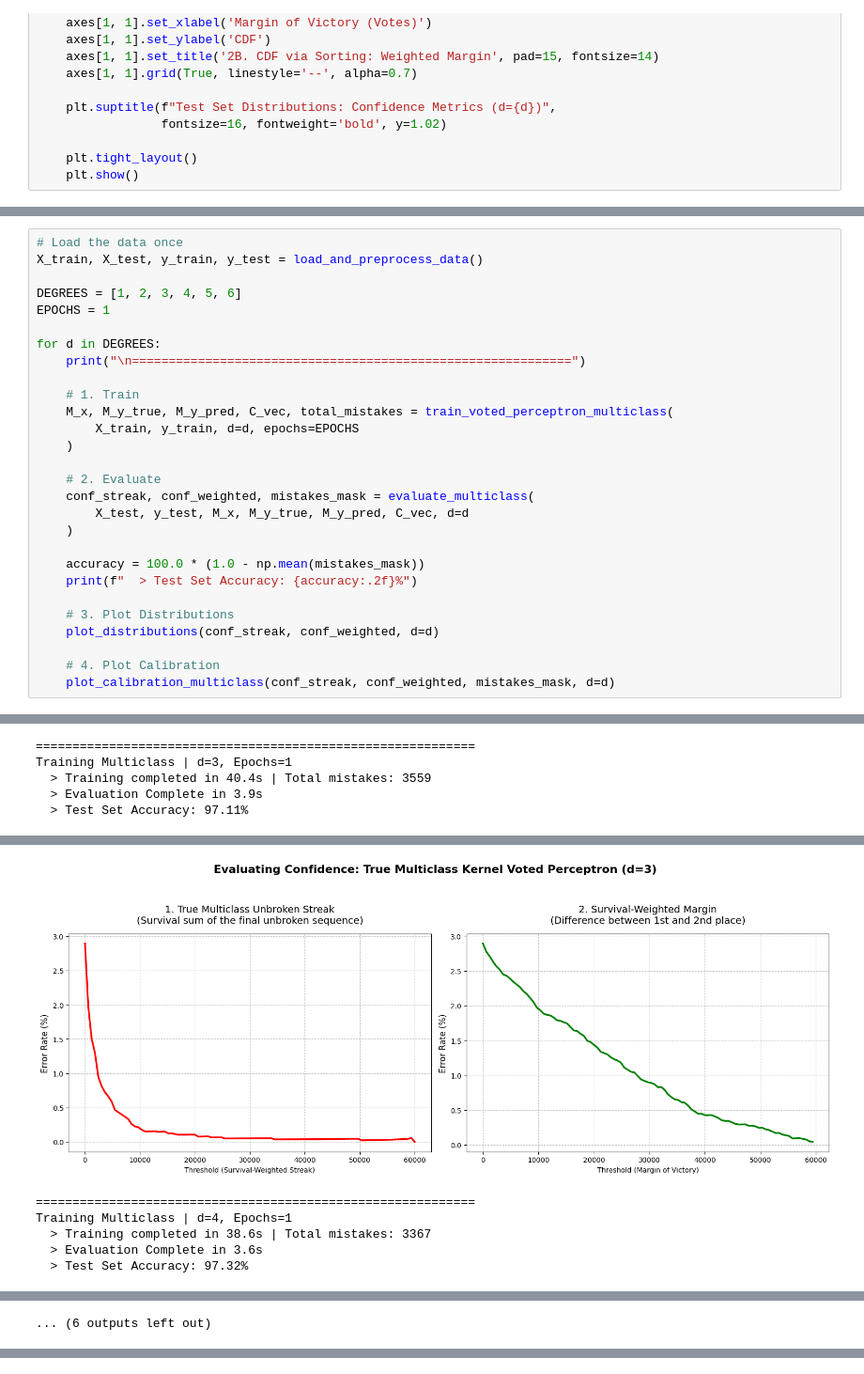
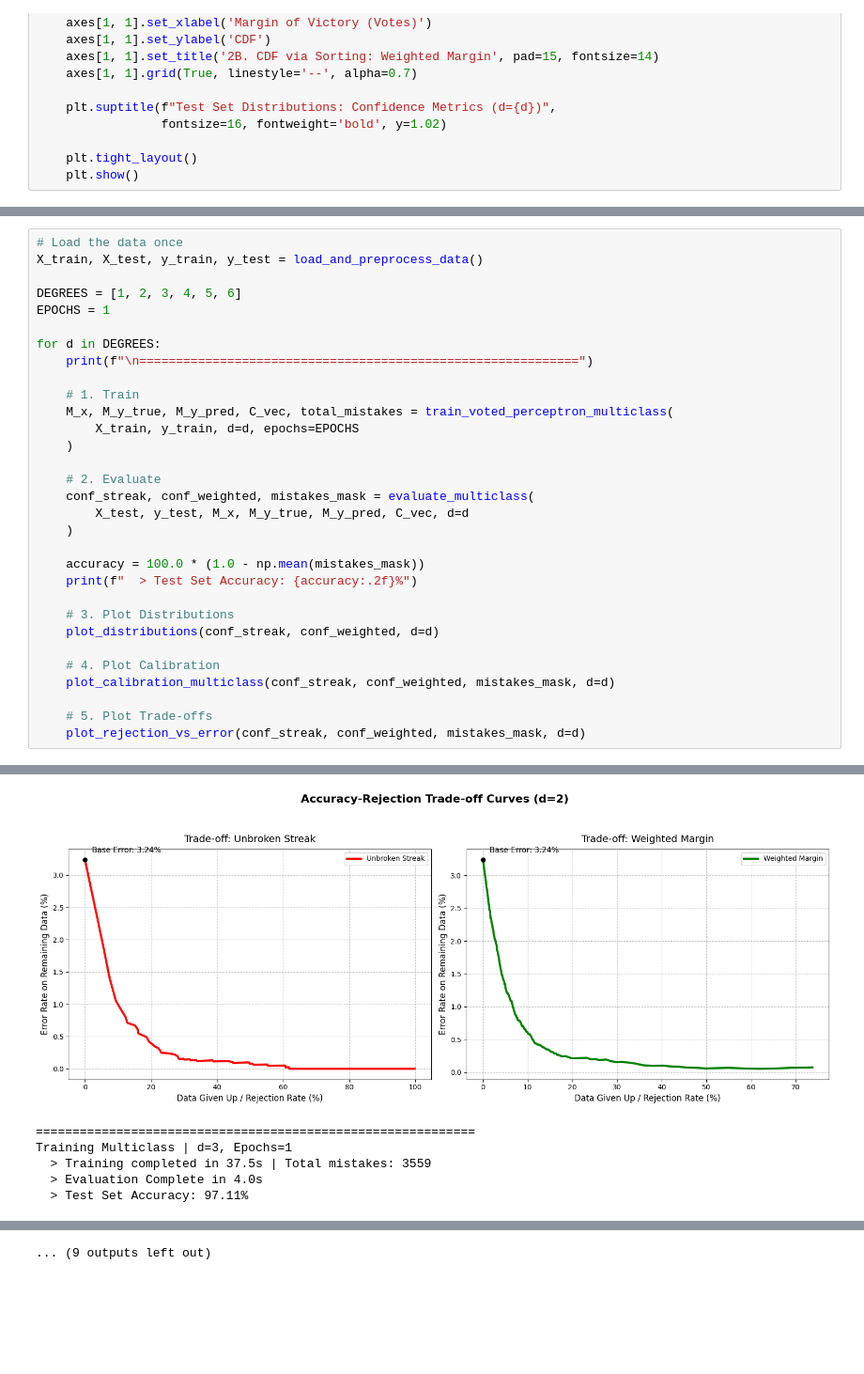
Before and after one commit to MerlinHelp/voted-perceptron, a Jupyter notebook: notebooks/multiclass-voted-perceptron.ipynb, the cells around one changed output, grey strips where cells are left out. Shown at 94% size. Cells and saved outputs as stored; diff of their text form; blank space fills up the shorter version.

Commit message:
add rejection_vs_error plot

```diff
--- a/notebooks/multiclass-voted-perceptron.ipynb
+++ b/notebooks/multiclass-voted-perceptron.ipynb
@@ -255,7 +303,7 @@ DEGREES = [1, 2, 3, 4, 5, 6]
 EPOCHS = 1
 
 for d in DEGREES:
-    print("\n============================================================")
+    print(f"\n============================================================")
 
     # 1. Train
     M_x, M_y_true, M_y_pred, C_vec, total_mistakes = train_voted_perceptron_multiclass(
@@ -275,6 +323,9 @@ for d in DEGREES:
 
     # 4. Plot Calibration
     plot_calibration_multiclass(conf_streak, conf_weighted, mistakes_mask, d=d)
+
+    # 5. Plot Trade-offs
+    plot_rejection_vs_error(conf_streak, conf_weighted, mistakes_mask, d=d)
 # %% [output]
 Fetching MNIST dataset
 Data loaded: X_train shape: (60000, 784), X_test shape: (10000, 784)
@@ -296,5 +346,0 @@ Training Multiclass | d=2, Epochs=1
-============================================================
-Training Multiclass | d=3, Epochs=1
-  > Training completed in 40.4s | Total mistakes: 3559
-  > Evaluation Complete in 3.9s
-  > Test Set Accuracy: 97.11%
@@ -302,6 +348,6 @@ Training Multiclass | d=3, Epochs=1
-[figure, old version]
+[figure, new version]
-============================================================
-Training Multiclass | d=4, Epochs=1
-  > Training completed in 38.6s | Total mistakes: 3367
-  > Evaluation Complete in 3.6s
-  > Test Set Accuracy: 97.32%
+============================================================
+Training Multiclass | d=3, Epochs=1
+  > Training completed in 37.5s | Total mistakes: 3559
+  > Evaluation Complete in 4.0s
+  > Test Set Accuracy: 97.11%
@@ -310 +355,0 @@ Training Multiclass | d=4, Epochs=1
-... (6 outputs left out)
@@ -310,0 +357 @@ Training Multiclass | d=4, Epochs=1
+... (9 outputs left out)
```
Also changed, not shown: parts of 2 cells of this notebook.
